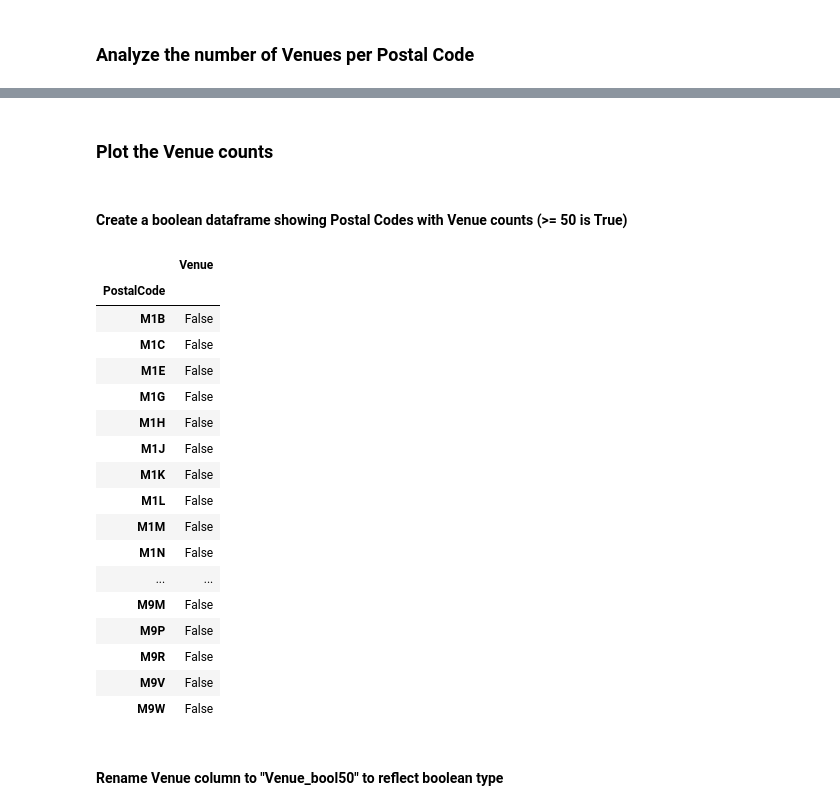
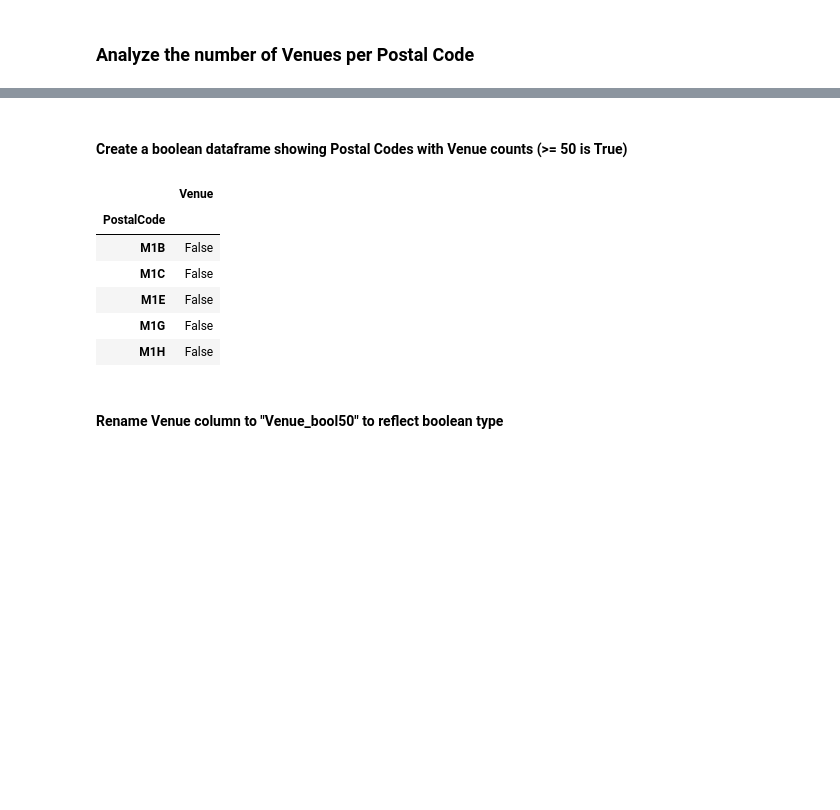
Before and after one commit to jboyce95/Coursera_Capstone_Wk3_Toronto, a Jupyter notebook: Coursera_Capstone_Toronto_SEND_p3.ipynb, the cells around one changed output, grey strips where cells are left out. Saved outputs shown, nothing was run; the diff lists cells and outputs as text; code cells hidden in the pictures; blank space fills up the shorter version.

```diff
--- a/Coursera_Capstone_Toronto_SEND_p3.ipynb
+++ b/Coursera_Capstone_Toronto_SEND_p3.ipynb
@@ -381,29 +384,16 @@ toronto_venues.groupby(['PostalCode'])['Venue'].count().plot.hist()
-# %% [markdown]
-### Plot the Venue counts
 # %% [markdown]
 #### Create a boolean dataframe showing Postal Codes with Venue counts (>= 50 is True)
 # %%
 toronto_venues_50_df = pd.DataFrame((toronto_venues.groupby(['PostalCode'])['Venue'].count() >= 50))
-toronto_venues_50_df #shows rows as boolean True/False
+toronto_venues_50_df.head() #shows rows as boolean True/False
 # %% [output]
 |  | Venue |
 | PostalCode |  |
 | M1B | False |
 | M1C | False |
 | M1E | False |
 | M1G | False |
 | M1H | False |
-| M1J | False |
-| M1K | False |
-| M1L | False |
-| M1M | False |
-| M1N | False |
-| ... | ... |
-| M9M | False |
-| M9P | False |
-| M9R | False |
-| M9V | False |
-| M9W | False |
 # %% [markdown]
 #### Rename Venue column to "Venue_bool50" to reflect boolean type
 # %%
```
Also changed, not shown: parts of 20 cells of this notebook.
